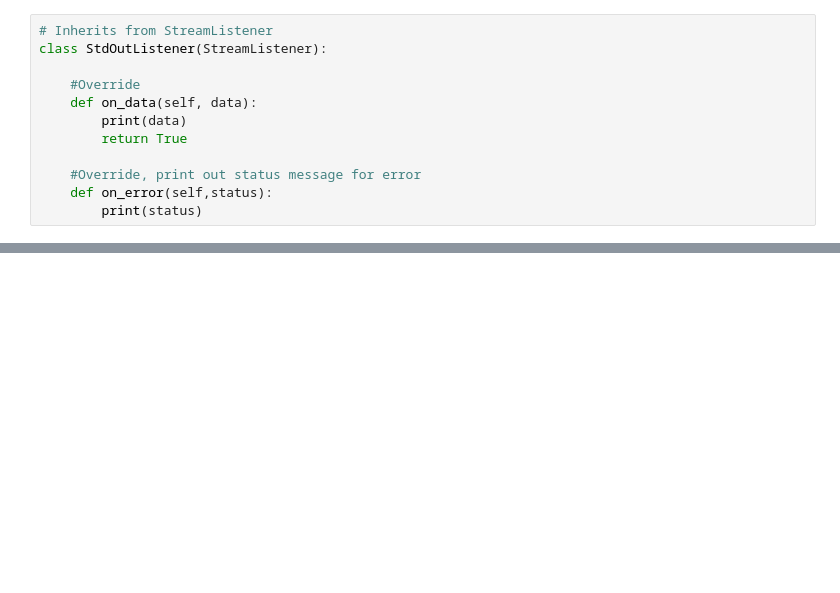
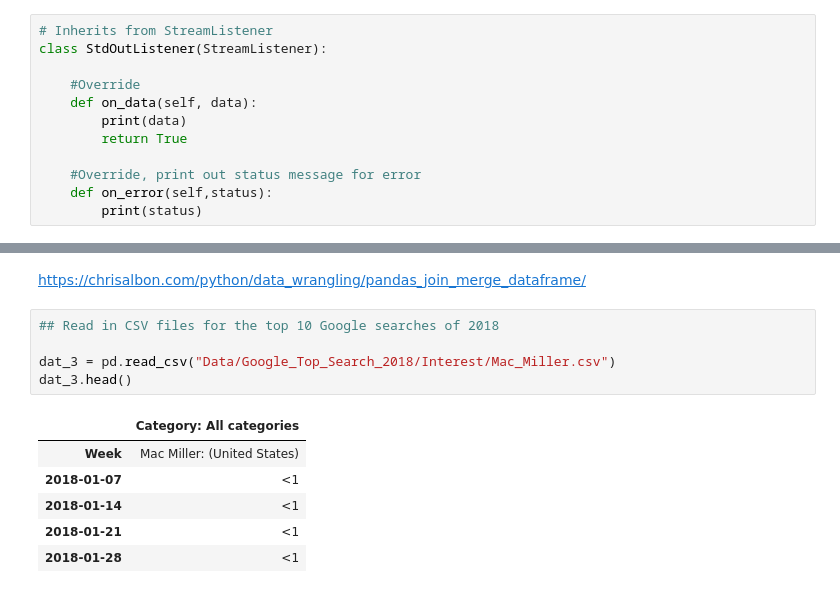
Before and after one commit to ifroman/Team-Buzz-COGS-Project, a Jupyter notebook: Playing-Around.ipynb, the cells around one changed output, grey strips where cells are left out. Saved outputs shown, nothing was run; the diff lists cells and outputs as text; blank space fills up the shorter version.

Commit message:
Read in Mac Miller 2018 search data

```diff
--- a/Playing-Around.ipynb
+++ b/Playing-Around.ipynb
@@ -128,4 +121,18 @@ dat_2.head()
 | 2018-01-14 | 0 |
 | 2018-01-21 | 0 |
 | 2018-01-28 | <1 |
+# %% [markdown]
+https://chrisalbon.com/python/data_wrangling/pandas_join_merge_dataframe/
+# %%
+## Read in CSV files for the top 10 Google searches of 2018
+
+dat_3 = pd.read_csv("Data/Google_Top_Search_2018/Interest/Mac_Miller.csv")
+dat_3.head()
+# %% [output]
+|  | Category: All categories |
+| Week | Mac Miller: (United States) |
+| 2018-01-07 | <1 |
+| 2018-01-14 | <1 |
+| 2018-01-21 | <1 |
+| 2018-01-28 | <1 |
 # %%
```
Also changed, not shown: parts of 8 cells of this notebook, 5 other files.
